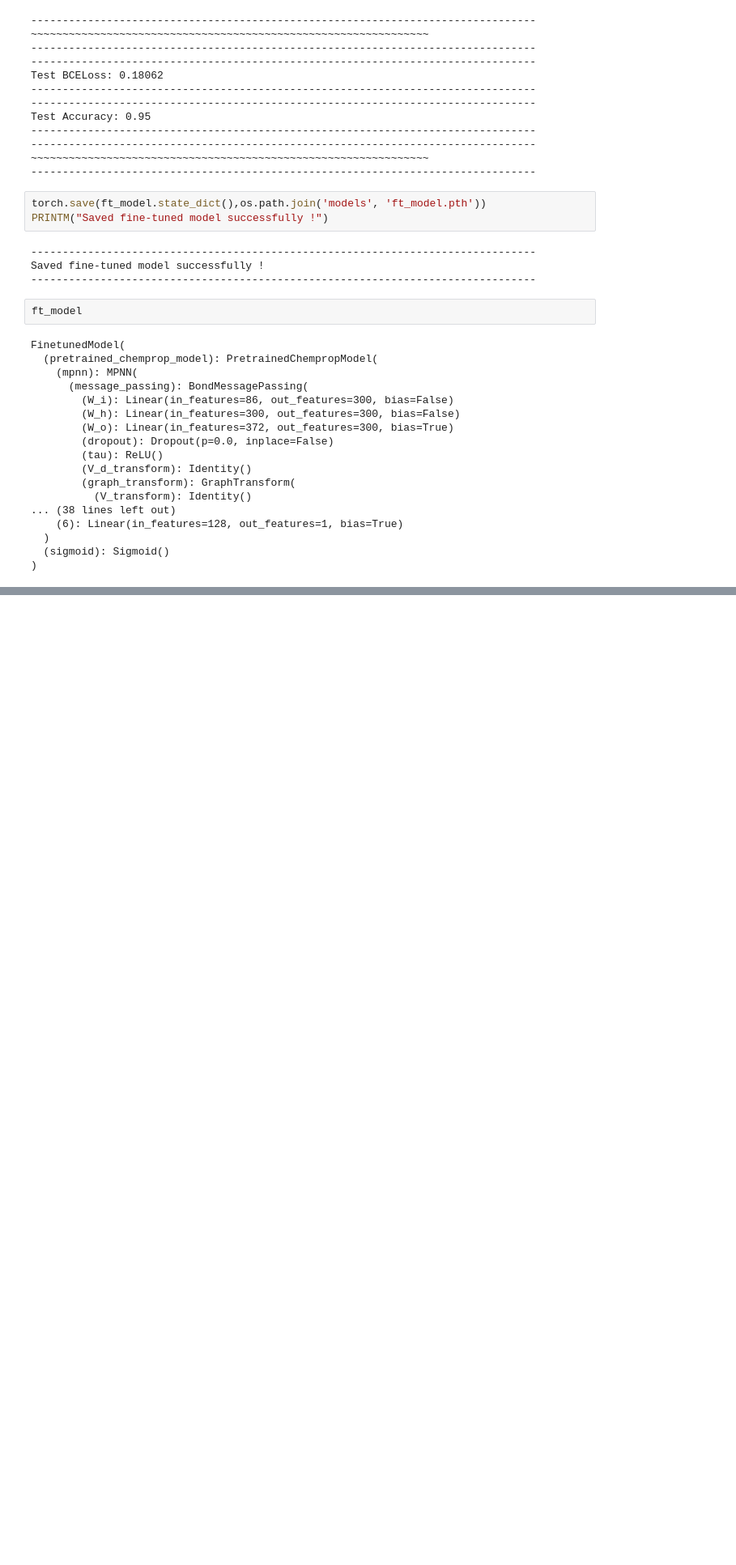
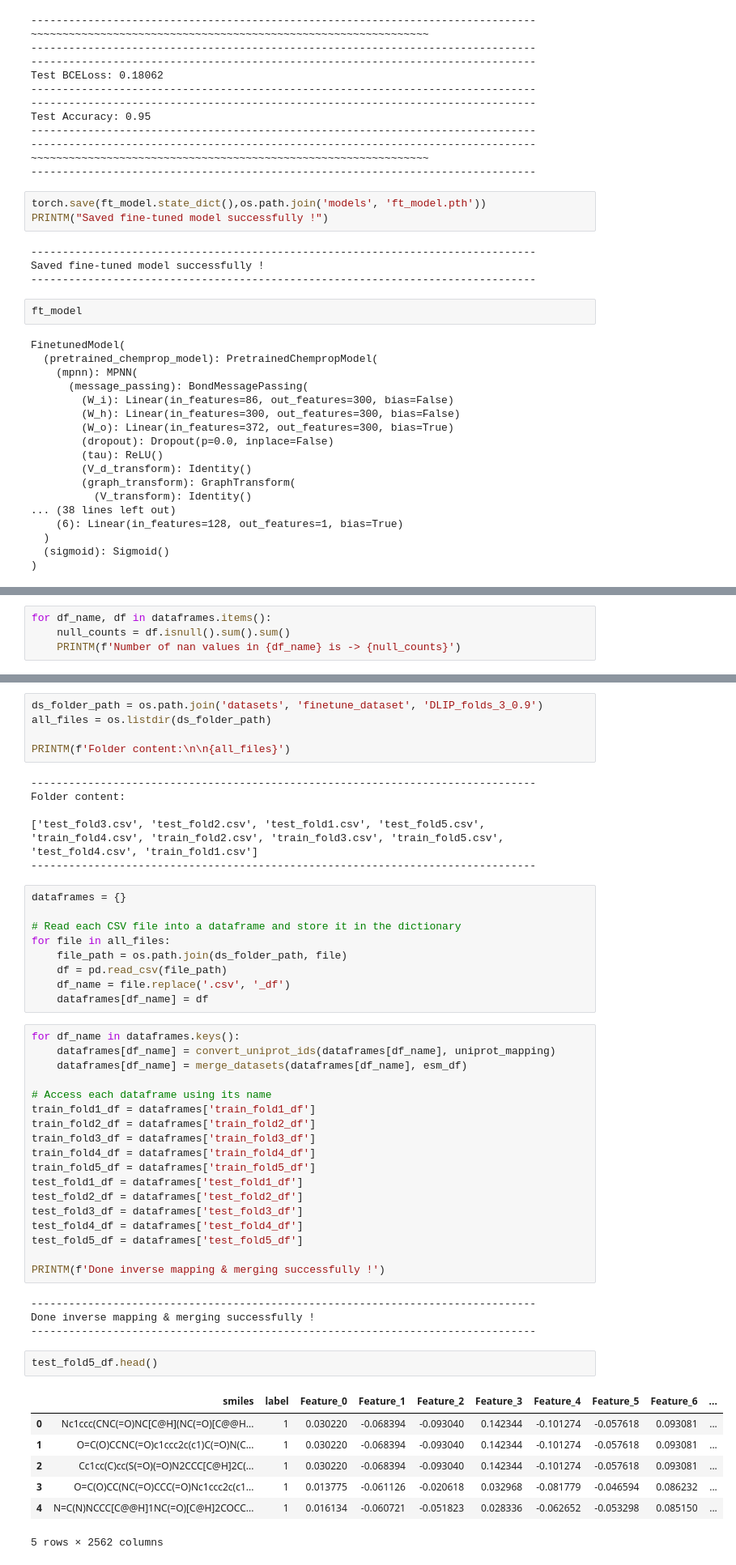
Before and after one commit to Gavision97/DLResearchPPI, a Jupyter notebook: Project 5 Building Model for Research Pipeline/code/proj5_pt_ft_gpu.ipynb, the cells around one changed output, grey strips where cells are left out. Shown at 81% size. Cells and saved outputs as stored; diff of their text form; blank space fills up the shorter version.

```diff
--- a/Project 5 Building Model for Research Pipeline/code/proj5_pt_ft_gpu.ipynb
+++ b/Project 5 Building Model for Research Pipeline/code/proj5_pt_ft_gpu.ipynb
@@ -958,0 +1434,4 @@ FinetunedModel(
+# %%
+for df_name, df in dataframes.items():
+    null_counts = df.isnull().sum().sum()
+    PRINTM(f'Number of nan values in {df_name} is -> {null_counts}')
@@ -958,0 +1651,52 @@ FinetunedModel(
+# %%
+ds_folder_path = os.path.join('datasets', 'finetune_dataset', 'DLIP_folds_3_0.9')
+all_files = os.listdir(ds_folder_path)
+
+PRINTM(f'Folder content:\n\n{all_files}')
+# %% [output]
+--------------------------------------------------------------------------------
+Folder content:
+
+['test_fold3.csv', 'test_fold2.csv', 'test_fold1.csv', 'test_fold5.csv', 'train_fold4.csv', 'train_fold2.csv', 'train_fold3.csv', 'train_fold5.csv', 'test_fold4.csv', 'train_fold1.csv']
+--------------------------------------------------------------------------------
+# %%
+dataframes = {}
+
+# Read each CSV file into a dataframe and store it in the dictionary
+for file in all_files:
+    file_path = os.path.join(ds_folder_path, file)
+    df = pd.read_csv(file_path)
+    df_name = file.replace('.csv', '_df')
+    dataframes[df_name] = df
+# %%
+for df_name in dataframes.keys():
+    dataframes[df_name] = convert_uniprot_ids(dataframes[df_name], uniprot_mapping)
+    dataframes[df_name] = merge_datasets(dataframes[df_name], esm_df)
+
+# Access each dataframe using its name
+train_fold1_df = dataframes['train_fold1_df']
+train_fold2_df = dataframes['train_fold2_df']
+train_fold3_df = dataframes['train_fold3_df']
+train_fold4_df = dataframes['train_fold4_df']
+train_fold5_df = dataframes['train_fold5_df']
+test_fold1_df = dataframes['test_fold1_df']
+test_fold2_df = dataframes['test_fold2_df']
+test_fold3_df = dataframes['test_fold3_df']
+test_fold4_df = dataframes['test_fold4_df']
+test_fold5_df = dataframes['test_fold5_df']
+
+PRINTM(f'Done inverse mapping & merging successfully !')
+# %% [output]
+--------------------------------------------------------------------------------
+Done inverse mapping & merging successfully !
+--------------------------------------------------------------------------------
+# %%
+test_fold5_df.head()
+# %% [output]
+|  | smiles | label | Feature_0 | Feature_1 | Feature_2 | Feature_3 | Feature_4 | Feature_5 | Feature_6 | ... |
+| 0 | Nc1ccc(CNC(=O)NC[C@H](NC(=O)[C@@H... | 1 | 0.030220 | -0.068394 | -0.093040 | 0.142344 | -0.101274 | -0.057618 | 0.093081 | ... |
+| 1 | O=C(O)CCNC(=O)c1ccc2c(c1)C(=O)N(C... | 1 | 0.030220 | -0.068394 | -0.093040 | 0.142344 | -0.101274 | -0.057618 | 0.093081 | ... |
+| 2 | Cc1cc(C)cc(S(=O)(=O)N2CCC[C@H]2C(... | 1 | 0.030220 | -0.068394 | -0.093040 | 0.142344 | -0.101274 | -0.057618 | 0.093081 | ... |
+| 3 | O=C(O)CC(NC(=O)CCC(=O)Nc1ccc2c(c1... | 1 | 0.013775 | -0.061126 | -0.020618 | 0.032968 | -0.081779 | -0.046594 | 0.086232 | ... |
+| 4 | N=C(N)NCCC[C@@H]1NC(=O)[C@H]2COCC... | 1 | 0.016134 | -0.060721 | -0.051823 | 0.028336 | -0.062652 | -0.053298 | 0.085150 | ... |
+5 rows × 2562 columns
```
Also changed, not shown: parts of 114 cells of this notebook, 1 other file.
